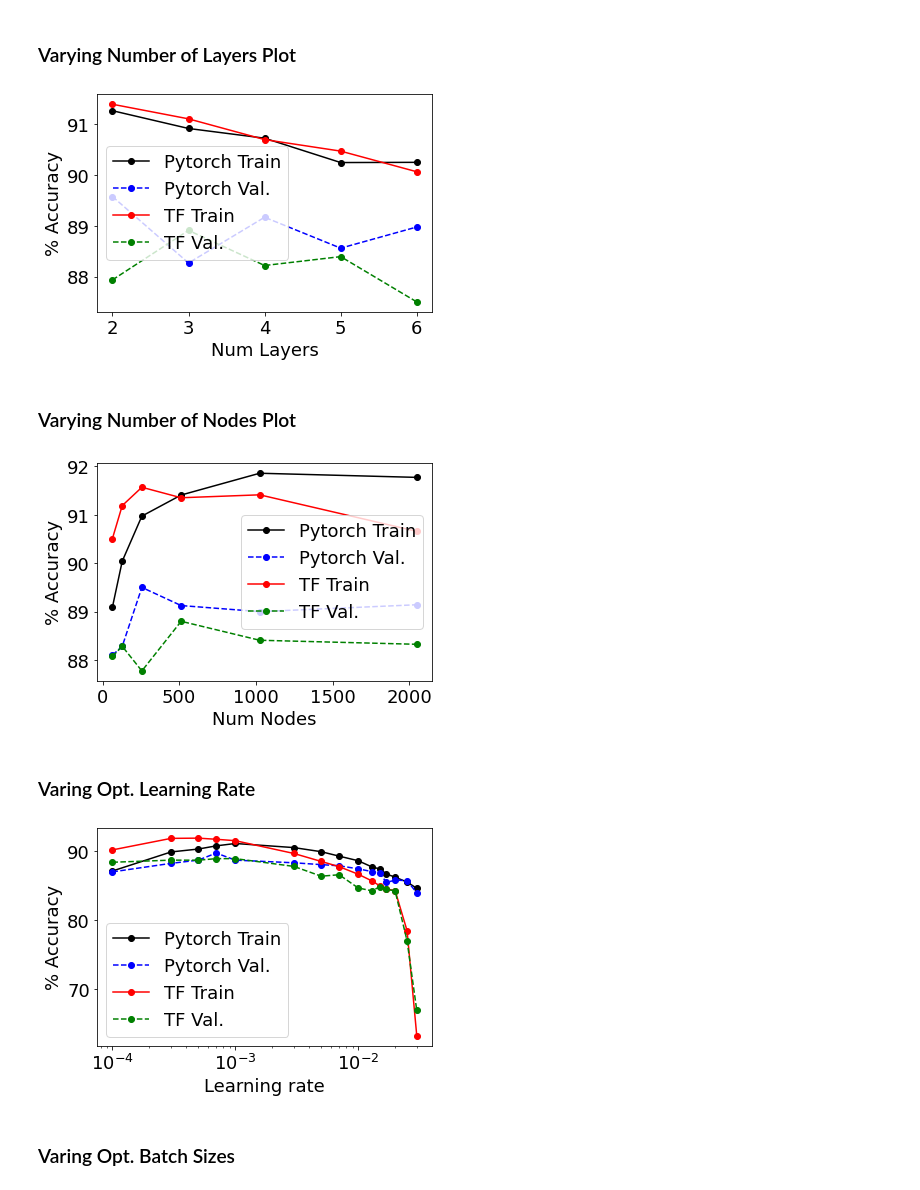
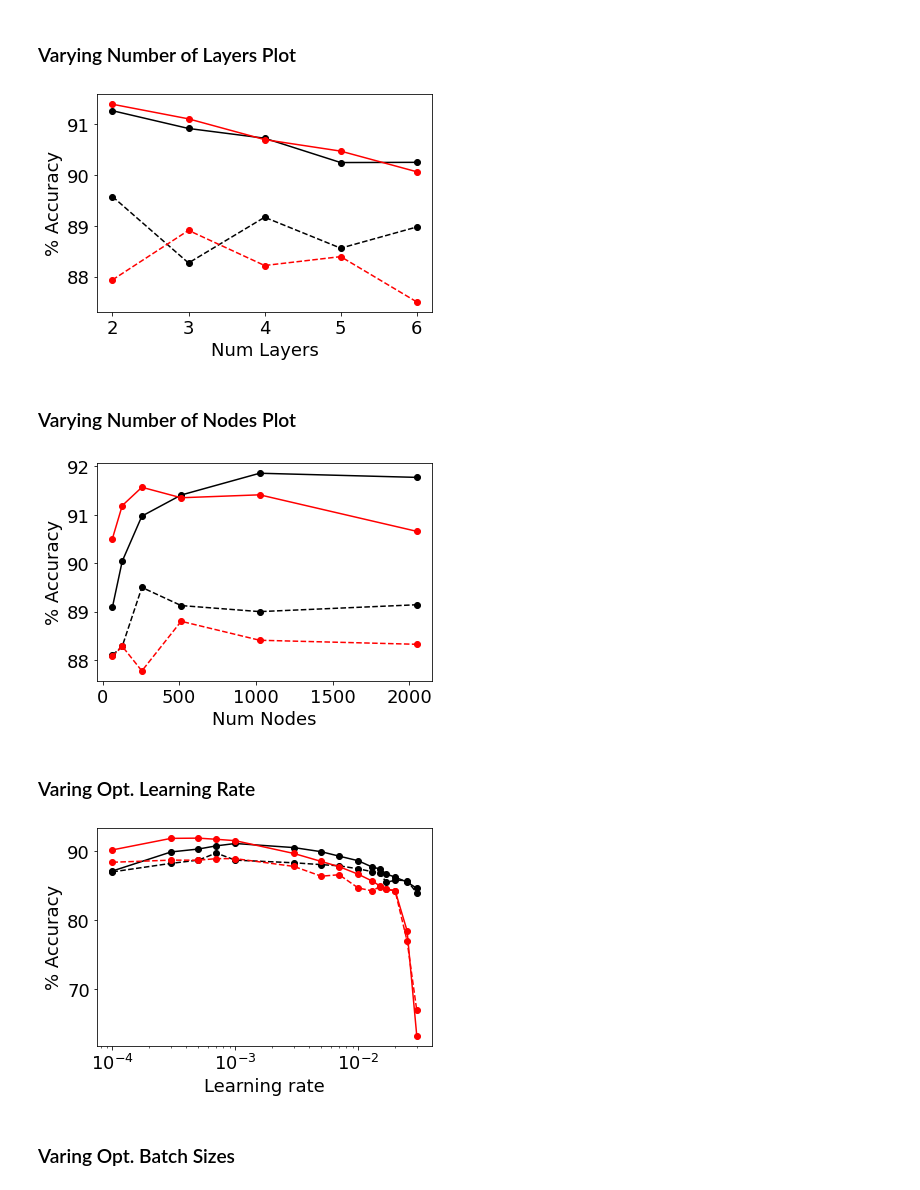
Before and after one commit to ashleyvsch/cs273A_project, a Jupyter notebook: Torch&TF_Data_plots.ipynb, the cells around one changed output. Drawn from its saved outputs; the diff is of its cells as text; code cells hidden in the pictures.

```diff
--- a/Torch&TF_Data_plots.ipynb
+++ b/Torch&TF_Data_plots.ipynb
@@ -50,13 +51,14 @@ tf_layers = np.loadtxt(fname='TF_datasets/Var_Layers_plt_data.txt')
 # Now plot the data
 plt.rcParams.update({'font.size': 18})
 plt.plot(num_layers, train_accuracies, 'ko-', label = 'Pytorch Train')
-plt.plot(num_layers, valid_accuracies, 'bo--', label = 'Pytorch Val.')
+plt.plot(num_layers, valid_accuracies, 'ko--', label = 'Pytorch Val.')
 plt.plot(num_layers, tf_layers[:,0]*100, 'ro-', label='TF Train')
-plt.plot(num_layers, tf_layers[:,1]*100, 'go--', label='TF Val.')
+plt.plot(num_layers, tf_layers[:,1]*100, 'ro--', label='TF Val.')
 plt.xlabel('Num Layers'); plt.ylabel('% Accuracy')
-plt.legend(); plt.show()
+# plt.legend();
+plt.show()
 # %% [output]
-[figure, old version]
+[figure, new version]
 # %% [markdown]
 ### Varying Number of Nodes Plot
 # %%
@@ -75,38 +77,40 @@ tf_nodes = np.loadtxt(fname='TF_datasets/Var_Nodes_plt_data.txt')
 # Now plot the data
 plt.rcParams.update({'font.size': 18})
 plt.plot(num_nodes, train_accuracies, 'ko-', label = 'Pytorch Train')
-plt.plot(num_nodes, valid_accuracies, 'bo--', label = 'Pytorch Val.')
+plt.plot(num_nodes, valid_accuracies, 'ko--', label = 'Pytorch Val.')
 plt.plot(num_nodes, tf_nodes[:,0]*100, 'ro-', label='TF Train')
-plt.plot(num_nodes, tf_nodes[:,1]*100, 'go--', label='TF Val.')
+plt.plot(num_nodes, tf_nodes[:,1]*100, 'ro--', label='TF Val.')
 plt.xlabel('Num Nodes'); plt.ylabel('% Accuracy')
-plt.legend(); plt.show()
+# plt.legend();
+plt.show()
 # %% [output]
-[figure, old version]
+[figure, new version]
 # %% [markdown]
 ### Varing Opt. Learning Rate
 # %%
 # Import the pytorch data first
 with open('exploration_data.txt') as f:
     lines = f.readlines()
     for i, line in enumerate(lines):
         lines[i] = line.strip('\n').strip()
 
 learning_rates = list(map(float, lines[18][:].split(' ')[1:]))
 train_accuracies = list(map(float, lines[19][:].split(' ')[1:]))
 valid_accuracies = list(map(float, lines[20][:].split(' ')[1:]))
 lines = None
 # import the TF data now
 tf_lrn = np.loadtxt(fname='TF_datasets/Var_LrnRate_plt_data.txt')
 # Now plot the data
 plt.rcParams.update({'font.size': 18})
 plt.semilogx(learning_rates[:-4], train_accuracies[:-4], 'ko-', label = 'Pytorch Train')
-plt.semilogx(learning_rates[:-4], valid_accuracies[:-4], 'bo--', label = 'Pytorch Val.')
+plt.semilogx(learning_rates[:-4], valid_accuracies[:-4], 'ko--', label = 'Pytorch Val.')
 plt.plot(learning_rates[:-4], tf_lrn[:-4,0]*100, 'ro-', label='TF Train')
-plt.plot(learning_rates[:-4], tf_lrn[:-4,1]*100, 'go--', label='TF Val.')
+plt.plot(learning_rates[:-4], tf_lrn[:-4,1]*100, 'ro--', label='TF Val.')
 plt.xlabel('Learning rate'); plt.ylabel('% Accuracy')
-plt.legend(); plt.show()
+# plt.legend();
+plt.show()
 # %% [output]
-[figure, old version]
+[figure, new version]
 # %% [markdown]
 ### Varing Opt. Batch Sizes
 # %%
```
Also changed, not shown: parts of 2 cells of this notebook, 10 other files.
